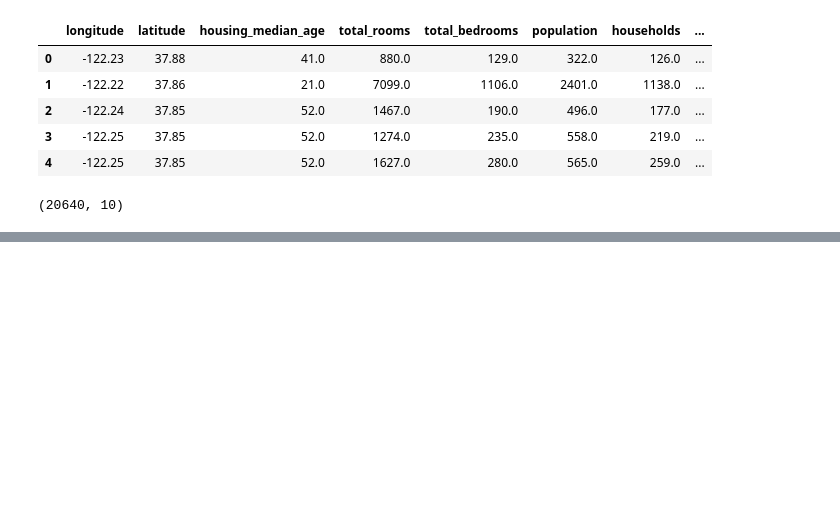
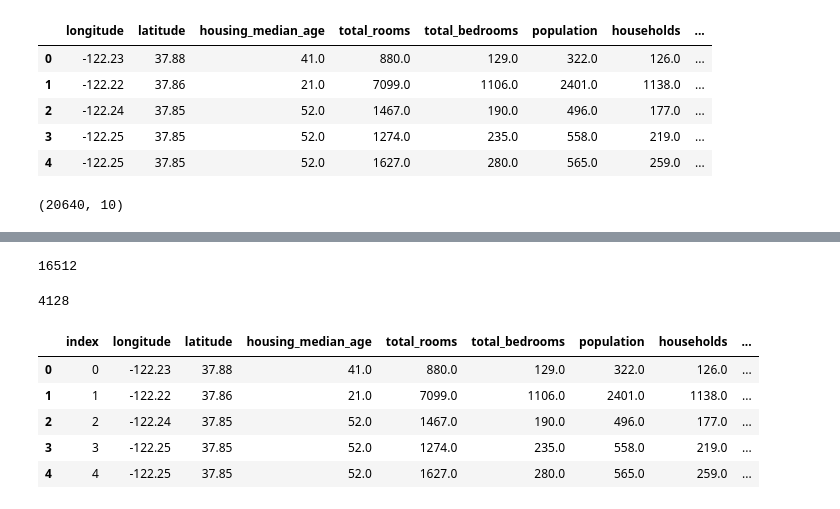
Before and after one commit to RfqiAlan/Hands-On-MachineLearning, a Jupyter notebook: part 2/example1.1.ipynb, the cells around one changed output, grey strips where cells are left out. Cells and saved outputs as stored; diff of their text form; code cells hidden in the pictures; blank space fills up the shorter version.

Commit message:
add train and test

```diff
--- a/part 2/example1.1.ipynb
+++ b/part 2/example1.1.ipynb
@@ -29,0 +86,34 @@ housing_full.shape
+# %%
+rng = np.random.default_rng()  # default random number generator
+train_set, test_set = shuffle_and_split_data(housing_full, 0.2, rng)
+len(train_set)
+# %% [output]
+16512
+# %%
+len(test_set)
+# %% [output]
+4128
+# %%
+from zlib import crc32
+def is_id_in_test_set(identifier, test_ratio):
+    return crc32(np.int64(identifier)) < test_ratio * 2**32
+# %%
+def split_data_with_id_hash(data, test_ratio, id_column):
+    ids = data[id_column]
+    in_test_set = ids.apply(lambda id_: is_id_in_test_set(id_, test_ratio))
+    return data.loc[~in_test_set], data.loc[in_test_set]
+# %%
+housing_with_id = housing_full.reset_index()  # adds an `index` column
+train_set, test_set = split_data_with_id_hash(housing_with_id, 0.2, "i  ndex")
+# %%
+housing_with_id["id"] = (housing_full["longitude"] * 1000 + housing_full["latitude"])
+train_set, test_set = split_data_with_id_hash(housing_with_id, 0.2, "id")
+# %%
+train_set.head()
+# %% [output]
+|  | index | longitude | latitude | housing_median_age | total_rooms | total_bedrooms | population | households | ... |
+| 0 | 0 | -122.23 | 37.88 | 41.0 | 880.0 | 129.0 | 322.0 | 126.0 | ... |
+| 1 | 1 | -122.22 | 37.86 | 21.0 | 7099.0 | 1106.0 | 2401.0 | 1138.0 | ... |
+| 2 | 2 | -122.24 | 37.85 | 52.0 | 1467.0 | 190.0 | 496.0 | 177.0 | ... |
+| 3 | 3 | -122.25 | 37.85 | 52.0 | 1274.0 | 235.0 | 558.0 | 219.0 | ... |
+| 4 | 4 | -122.25 | 37.85 | 52.0 | 1627.0 | 280.0 | 565.0 | 259.0 | ... |
```
Also changed, not shown: parts of 9 cells of this notebook.
